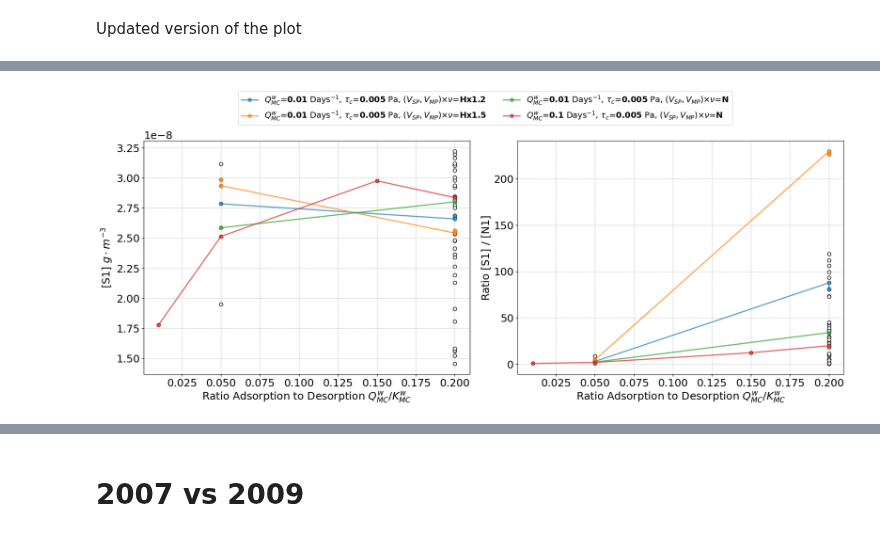
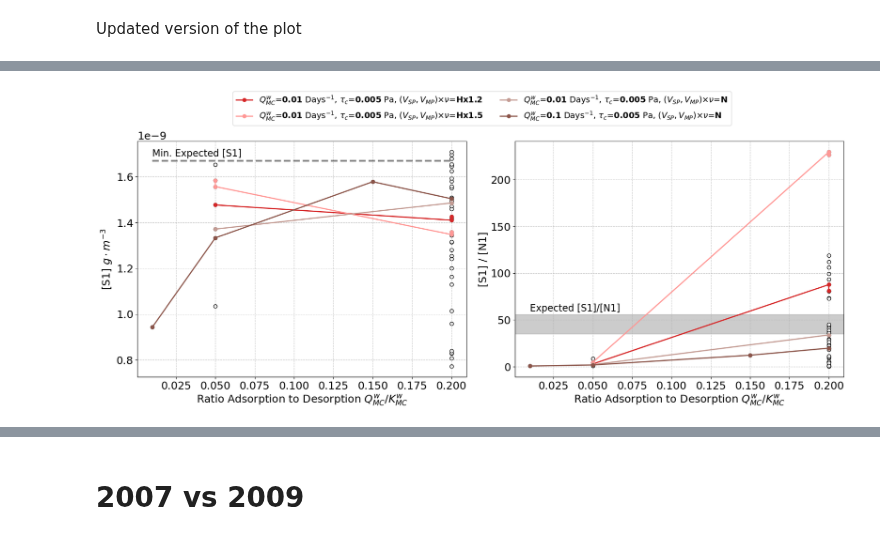
Before and after one commit to SalishSeaCast/analysis-vicente, a Jupyter notebook: OP_nibi/Tuning_V2/Comparissons_Tutorial.ipynb, the cells around one changed output, grey strips where cells are left out. Saved outputs shown, nothing was run; the diff lists cells and outputs as text; code cells hidden in the pictures.

```diff
--- a/OP_nibi/Tuning_V2/Comparissons_Tutorial.ipynb
+++ b/OP_nibi/Tuning_V2/Comparissons_Tutorial.ipynb
@@ -1119,3 +1115,8 @@ Index(['Ads', 'MC_ratio', 'Tau', 'Vel_C', '[S1]', '[N1]', '[S1]/[N1]'], dtype='o
+# %%
+min_gpp_BDE_99 = 1.855e-02
+max_gpp_BDE_99 = 5.303e-02
+#
+min_range_S1, max_range_S1 = 9e-8, 27e-8
 # %%
 import pandas as pd
 import matplotlib.pyplot as plt
@@ -1143,7 +1144,13 @@ def plot_parameter_sweep(df, p):
     fig, ax = plt.subplots(1, 2, figsize=(18, 7), sharex=False, gridspec_kw={'width_ratios': [2, 2]})
     grouped = df.groupby(other_params)
 
-    for group_vals, group_df in grouped:
+    # Extract the colors from the tab20 colormap
+    tab20_colors = plt.cm.tab20.colors
+
+    for i, (group_vals, group_df) in enumerate(grouped):
+        # Select the color for this specific group
+        group_color = tab20_colors[i % len(tab20_colors)]
+
         group_df = group_df.copy()
 
         if p == 'Vel_C':
@@ -1167,9 +1174,9 @@ def plot_parameter_sweep(df, p):
 
         label = ', '.join([rf'{k}=$\mathbf{{{v}}}$ {u}' for k, v, u in zip(params_names, group_vals, params_units)])
 
-        ax[0].plot(x, y1, marker='o', alpha=0.7, linewidth=2)
-
-        ax[1].plot(x, y2, marker='o', alpha=0.7, linewidth=2, label=label)
+        # Apply the specific group_color here
+        ax[0].plot(x, y1*max_gpp_BDE_99, marker='o', linewidth=2, color=group_color)
+        ax[1].plot(x, y2, marker='o', linewidth=2, label=label, color=group_color)
 
     if p == 'Vel_C':
         for i in [0, 1]:
@@ -1180,10 +1187,9 @@ def plot_parameter_sweep(df, p):
     ax[0].set_ylabel(r'[S1] $g \cdot m^{-3}$')
 
     ax[1].set_xlabel(label_map[p])
-    ax[1].set_ylabel('Ratio [S1] / [N1]')
+    ax[1].set_ylabel('[S1] / [N1]')
 
     ax[1].legend(loc='upper right', fontsize=13, framealpha=.5)
-
     for axis in [ax[0], ax[1]]:
         axis.grid(True, linestyle='--', alpha=0.7)
 
@@ -1199,12 +1205,28 @@ s1_n1_ref = 1.56797739
 
 ##### TAU #####
 tau_fig, tau_ax = plot_parameter_sweep(df, 'Tau')
+#
+tau_ax[0].hlines(y=min_range_S1*min_gpp_BDE_99, xmin = np.min(all_taus), xmax = np.max(all_taus),
+                 color = 'k', linewidth = 3, linestyle = '--', alpha = .5)
+tau_ax[1].axhspan(35, 56, color = 'k', alpha = .2)
 # Fixed: Directly set labels on ax[0] and ax[1]
 tau_ax[0].set_xlabel(r'Critical Bed Shear Stress $\tau_c$ [Pa]')
 tau_ax[1].set_xlabel(r'Critical Bed Shear Stress $\tau_c$ [Pa]')
 
-tau_ax[0].scatter(all_taus, df['[S1]'], facecolor='w', edgecolor='k')
+tau_ax[0].scatter(all_taus, df['[S1]']*max_gpp_BDE_99, facecolor='w', edgecolor='k')
 tau_ax[1].scatter(all_taus, df['[S1]/[N1]'], facecolor='w', edgecolor='k')
+#
+tau_ax[0].text(x=0.0175, y=min_range_S1*min_gpp_BDE_99 + 0.01e-9, s='Min. Expected [S1]',
+               color='k', fontsize=16,
+               verticalalignment='bottom',
+               horizontalalignment='left',
+               bbox=dict(facecolor='white', edgecolor='none', alpha=0.1, pad=2))
+#
+tau_ax[1].text(x=0.0175, y=57, s='Expected [S1]/[N1]',
+               color='k', fontsize=16,
+               verticalalignment='bottom',
+               horizontalalignment='left',
+               bbox=dict(facecolor='white', edgecolor='none', alpha=0.1, pad=2))
 #
 tau_ax[1].legend(
     loc='lower center',
@@ -1212,14 +1234,31 @@ tau_ax[1].legend(
     ncol=2,
     fontsize = 14
 )
+
 ##### ADS #####
 ads_fig, ads_ax = plot_parameter_sweep(df, 'Ads')
+#
+ads_ax[0].hlines(y=min_range_S1*min_gpp_BDE_99, xmin = np.min(all_ads), xmax = np.max(all_ads),
+                 color = 'k', linewidth = 3, linestyle = '--', alpha = .5)
+ads_ax[1].axhspan(35, 56, color = 'k', alpha = .2)
 # Fixed: Directly set labels
 ads_ax[0].set_xlabel(r'Adsorption Rate to Marine Particles $Q^{w}_{MC}$ [$Days^{-1}$]')
 ads_ax[1].set_xlabel(r'Adsorption Rate to Marine Particles $Q^{w}_{MC}$ [$Days^{-1}$]')
 
-ads_ax[0].scatter(all_ads, df['[S1]'], facecolor='w', edgecolor='k')
+ads_ax[0].scatter(all_ads, df['[S1]']*max_gpp_BDE_99, facecolor='w', edgecolor='k')
 ads_ax[1].scatter(all_ads, df['[S1]/[N1]'], facecolor='w', edgecolor='k')
+#
+ads_ax[0].text(x=1.39, y=min_range_S1*min_gpp_BDE_99 + 0.01e-9, s='Min. Expected [S1]',
+               color='k', fontsize=16,
+               verticalalignment='bottom',
+               horizontalalignment='left',
+               bbox=dict(facecolor='white', edgecolor='none', alpha=0.1, pad=2))
+#
+ads_ax[1].text(x=1.39, y=57, s='Expected [S1]/[N1]',
+               color='k', fontsize=16,
+               verticalalignment='bottom',
+               horizontalalignment='left',
+               bbox=dict(facecolor='white', edgecolor='none', alpha=0.1, pad=2))
 #
 ads_ax[1].legend(
     loc='lower center',
@@ -1229,11 +1268,15 @@ ads_ax[1].legend(
 )
 ##### MC #####
 mc_fig, mc_ax = plot_parameter_sweep(df, 'MC_ratio')
+#
+mc_ax[0].hlines(y=min_range_S1*min_gpp_BDE_99, xmin = np.min(all_mc), xmax = np.max(all_mc),
+                 color = 'k', linewidth = 3, linestyle = '--', alpha = .5)
+mc_ax[1].axhspan(35, 56, color = 'k', alpha = .2)
 # Fixed: Directly set labels
 mc_ax[0].set_xlabel(r'Ratio Adsorption to Desorption $Q^{w}_{MC} / K^{w}_{MC}$')
 mc_ax[1].set_xlabel(r'Ratio Adsorption to Desorption $Q^{w}_{MC} / K^{w}_{MC}$')
 
-mc_ax[0].scatter(all_mc, df['[S1]'], facecolor='w', edgecolor='k')
+mc_ax[0].scatter(all_mc, df['[S1]']*max_gpp_BDE_99, facecolor='w', edgecolor='k')
 mc_ax[1].scatter(all_mc, df['[S1]/[N1]'], facecolor='w', edgecolor='k')
 mc_ax[1].legend(loc = 'upper left', fontsize=13, framealpha = .5)
 mc_ax[1].legend(
@@ -1242,6 +1285,19 @@ mc_ax[1].legend(
     ncol=2,
     fontsize = 14
 )
+#
+mc_ax[0].text(x=0.01, y=min_range_S1*min_gpp_BDE_99 + 0.01e-9, s='Min. Expected [S1]',
+               color='k', fontsize=16,
+               verticalalignment='bottom',
+               horizontalalignment='left',
+               bbox=dict(facecolor='white', edgecolor='none', alpha=0.1, pad=2))
+#
+mc_ax[1].text(x=0.01, y=57, s='Expected [S1]/[N1]',
+               color='k', fontsize=16,
+               verticalalignment='bottom',
+               horizontalalignment='left',
+               bbox=dict(facecolor='white', edgecolor='none', alpha=0.1, pad=2))
+#
 ##### VEL #####
 vel_fig, vel_ax = plot_parameter_sweep(df, 'Vel_C')
 # Fixed: Directly set labels
@@ -1252,7 +1308,7 @@ vel_ax[1].set_xlabel(r'Sinking Velocity Change $(V_{MP}, V_{SP}) \times \nu$')
 mapping = {val: i for i, val in enumerate(['Lx10', 'Lx2', 'N', 'Hx1.2', 'Hx1.5', 'Hx2'])}
 x_scatter = [mapping[v] for v in all_vel]
 
-vel_ax[0].scatter(x_scatter, df['[S1]'], facecolor='w', edgecolor='k', zorder=1)
+vel_ax[0].scatter(x_scatter, df['[S1]']*max_gpp_BDE_99, facecolor='w', edgecolor='k', zorder=1)
 vel_ax[1].scatter(x_scatter, df['[S1]/[N1]'], facecolor='w', edgecolor='k', zorder=1)
 vel_ax[1].legend(loc = 'upper left', fontsize=13, framealpha = .5)
 vel_ax[1].legend(
@@ -1261,4 +1317,19 @@ vel_ax[1].legend(
     ncol=3,
     fontsize = 14
 )
+vel_ax[0].hlines(y=min_range_S1*min_gpp_BDE_99, xmin = np.min(x_scatter), xmax = np.max(x_scatter),
+                 color = 'k', linewidth = 3, linestyle = '--', alpha = .5)
+vel_ax[1].axhspan(35, 56, color = 'k', alpha = .2)
+#
+vel_ax[0].text(x=0.1, y=min_range_S1*min_gpp_BDE_99 + 0.01e-9, s='Min. Expected [S1]',
+               color='k', fontsize=16,
+               verticalalignment='bottom',
+               horizontalalignment='left',
+               bbox=dict(facecolor='white', edgecolor='none', alpha=0.1, pad=2))
+#
+vel_ax[1].text(x=0.1, y=57, s='Expected [S1]/[N1]',
+               color='k', fontsize=16,
+               verticalalignment='bottom',
+               horizontalalignment='left',
+               bbox=dict(facecolor='white', edgecolor='none', alpha=0.1, pad=2))
 # %% [output]
@@ -1268 +1339 @@ vel_ax[1].legend(
-[figure, old version]
+[figure, new version]
```
Also changed, not shown: parts of 2 cells of this notebook, 16 other files.
